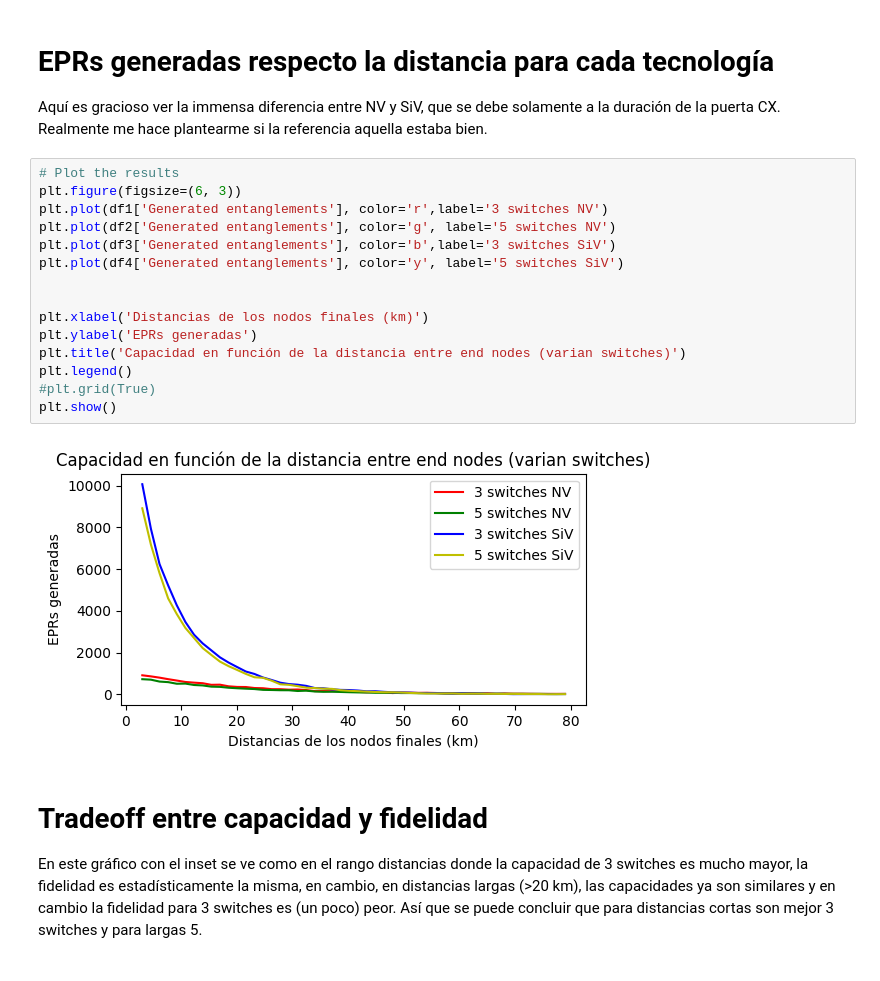
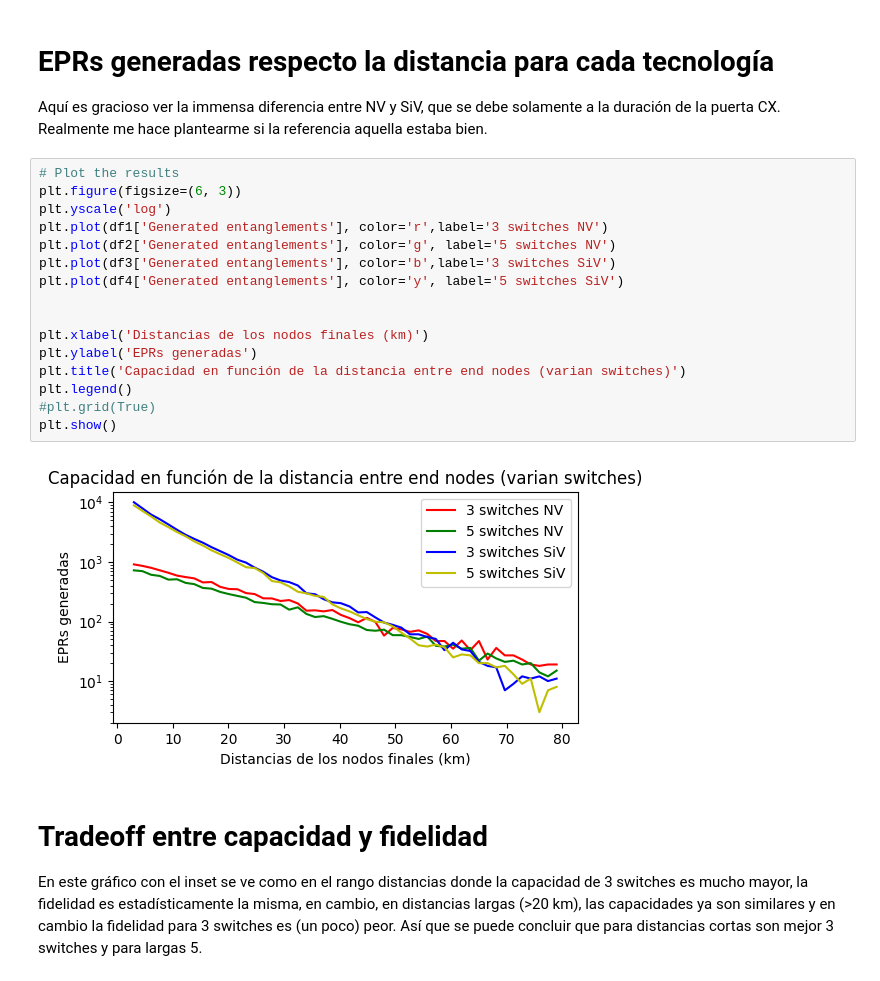
Before and after one commit to davidpcuvigo/quantumcity, a Jupyter notebook: graficosTFM/Pruebas11a14.ipynb, the cells around one changed output. Cells and saved outputs as stored; diff of their text form.

```diff
--- a/graficosTFM/Pruebas11a14.ipynb
+++ b/graficosTFM/Pruebas11a14.ipynb
@@ -19,20 +19,21 @@ Aquí es gracioso ver la immensa diferencia entre NV y SiV, que se debe solament
 # %%
 # Plot the results
 plt.figure(figsize=(6, 3))
+plt.yscale('log')
 plt.plot(df1['Generated entanglements'], color='r',label='3 switches NV')
 plt.plot(df2['Generated entanglements'], color='g', label='5 switches NV')
 plt.plot(df3['Generated entanglements'], color='b',label='3 switches SiV')
 plt.plot(df4['Generated entanglements'], color='y', label='5 switches SiV')
 
 
 plt.xlabel('Distancias de los nodos finales (km)')
 plt.ylabel('EPRs generadas')
 plt.title('Capacidad en función de la distancia entre end nodes (varian switches)')
 plt.legend()
 #plt.grid(True)
 plt.show()
 # %% [output]
-[figure, old version]
+[figure, new version]
 # %% [markdown]
 # Tradeoff entre capacidad y fidelidad
 En este gráfico con el inset se ve como en el rango distancias donde la capacidad de 3 switches es mucho mayor, la fidelidad es estadísticamente la misma, en cambio, en distancias largas (>20 km), las capacidades ya son similares y en cambio la fidelidad para 3 switches es (un poco) peor. Así que se puede concluir que para distancias cortas son mejor 3 switches y para largas 5.
```
Also changed, not shown: parts of 3 cells of this notebook, 9 other files.
